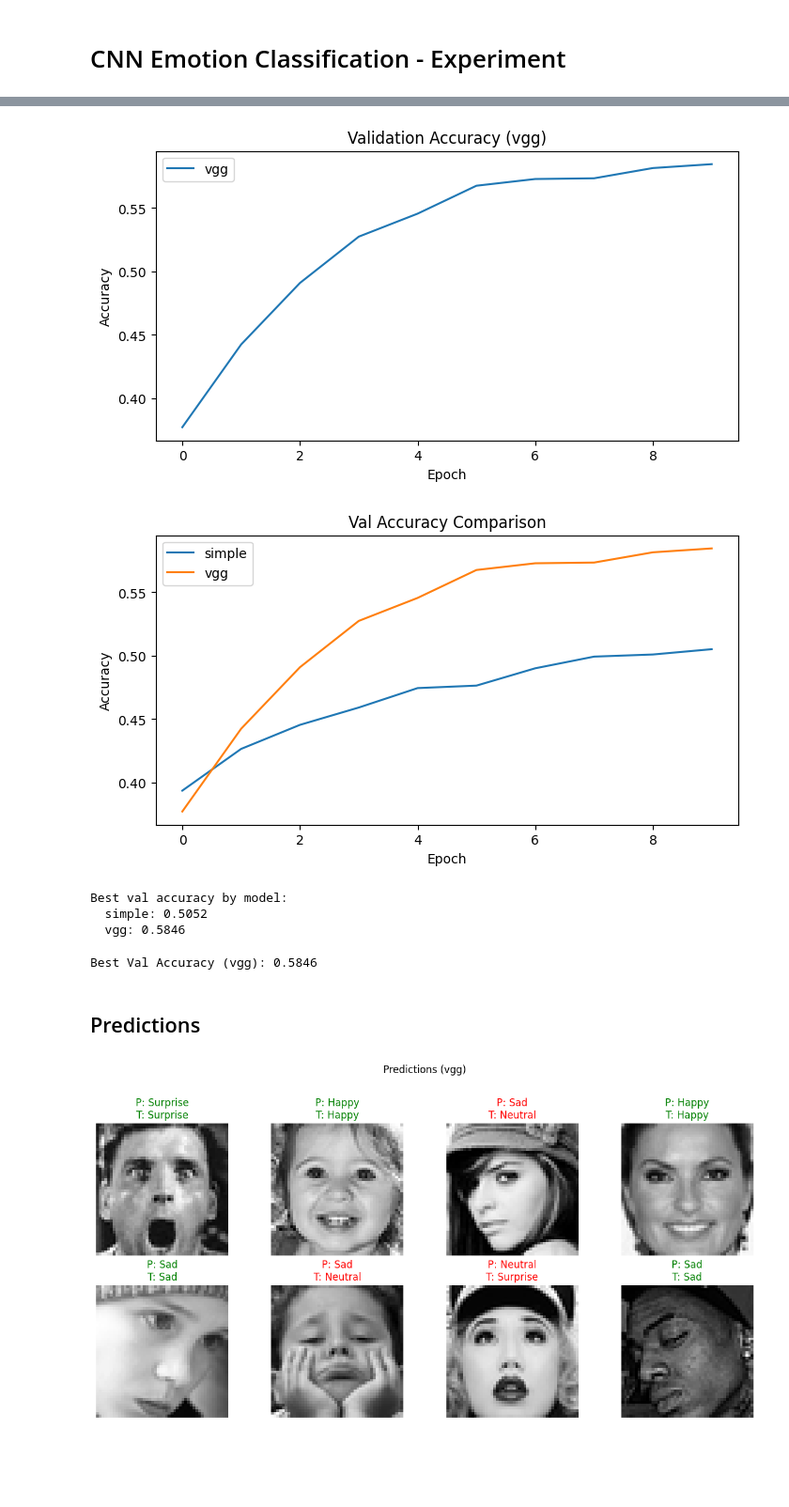
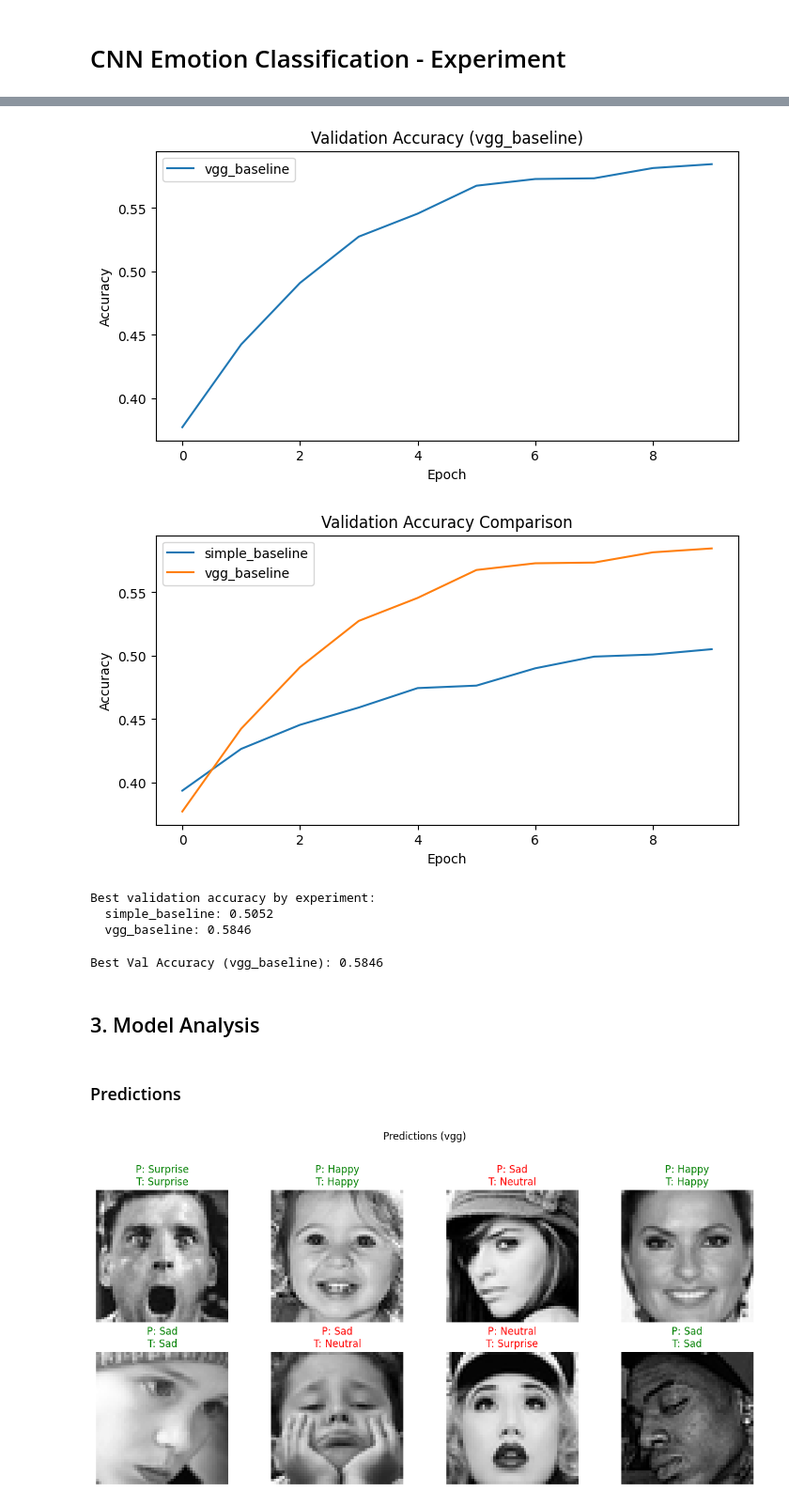
Before and after one commit to qingya012/cnn-emotion-gradcam, a Jupyter notebook: notebooks/explore.ipynb, the cells around one changed output, grey strips where cells are left out. Shown at 94% size. Drawn from its saved outputs; the diff is of its cells as text; code cells hidden in the pictures; blank space fills up the shorter version.

```diff
--- a/notebooks/explore.ipynb
+++ b/notebooks/explore.ipynb
@@ -81,21 +122,24 @@ Best val accuracy (vgg): 0.5846
 # %%
-# Active model curves
+# Selected experiment curves
 plt.figure(figsize=(8, 4))
-plt.plot(train_losses, label=f"{MODEL_NAME} train")
-plt.plot(val_losses, label=f"{MODEL_NAME} val")
+plt.plot(train_losses, label=f"{EXPERIMENT} train")
+plt.plot(val_losses, label=f"{EXPERIMENT} validation")
 plt.legend()
-plt.title(f"Loss Curve ({MODEL_NAME})")
+plt.title(f"Loss Curve ({EXPERIMENT})")
 plt.xlabel("Epoch")
 plt.ylabel("Loss")
 plt.show()
 
-# Side-by-side comparison when multiple models are trained
-if len(all_histories) > 1:
+# Focused comparison controlled by COMPARE_EXPERIMENTS.
+if len(comparison_histories) > 1:
     plt.figure(figsize=(8, 4))
-    for name, hist in all_histories.items():
-        plt.plot(hist["val_losses"], label=f"{name} val")
+    for experiment, experiment_history in comparison_histories.items():
+        plt.plot(
+            experiment_history["validation_loss"],
+            label=f"{experiment} validation",
+        )
     plt.legend()
-    plt.title("Val Loss Comparison")
+    plt.title("Validation Loss Comparison")
     plt.xlabel("Epoch")
     plt.ylabel("Loss")
     plt.show()
@@ -105,37 +149,43 @@ if len(all_histories) > 1:
 # %%
 plt.figure(figsize=(8, 4))
-plt.plot(val_accuracies, label=f"{MODEL_NAME}")
+plt.plot(val_accuracies, label=EXPERIMENT)
 plt.legend()
-plt.title(f"Validation Accuracy ({MODEL_NAME})")
+plt.title(f"Validation Accuracy ({EXPERIMENT})")
 plt.xlabel("Epoch")
 plt.ylabel("Accuracy")
 plt.show()
 
-if len(all_histories) > 1:
+if len(comparison_histories) > 1:
     plt.figure(figsize=(8, 4))
-    for name, hist in all_histories.items():
-        plt.plot(hist["val_accuracies"], label=name)
+    for experiment, experiment_history in comparison_histories.items():
+        plt.plot(experiment_history["validation_accuracy"], label=experiment)
     plt.legend()
-    plt.title("Val Accuracy Comparison")
+    plt.title("Validation Accuracy Comparison")
     plt.xlabel("Epoch")
     plt.ylabel("Accuracy")
     plt.show()
 
-    print("Best val accuracy by model:")
-    for name, hist in all_histories.items():
-        print(f"  {name}: {hist['val_accuracies'].max():.4f}")
+    print("Best validation accuracy by experiment:")
+    for experiment, experiment_history in comparison_histories.items():
+        best = experiment_history["best_validation_accuracy"]
+        print(f"  {experiment}: {best:.4f}")
 # %% [output]
-[figure, old version]
+[figure, new version]
-[figure, old version]
+[figure, new version]
-Best val accuracy by model:
-  simple: 0.5052
-  vgg: 0.5846
+Best validation accuracy by experiment:
+  simple_baseline: 0.5052
+  vgg_baseline: 0.5846
 # %%
-print(f"Best Val Accuracy ({MODEL_NAME}): {val_accuracies.max():.4f}")
+print(
+    f"Best Val Accuracy ({EXPERIMENT}): "
+    f"{history['best_validation_accuracy']:.4f}"
+)
 # %% [output]
-Best Val Accuracy (vgg): 0.5846
+Best Val Accuracy (vgg_baseline): 0.5846
+# %% [markdown]
+## 3. Model Analysis
 # %% [markdown]
-## Predictions
+### Predictions
 # %%
 import sys
 from pathlib import Path
```
Also changed, not shown: parts of 17 cells of this notebook, 20 other files.
